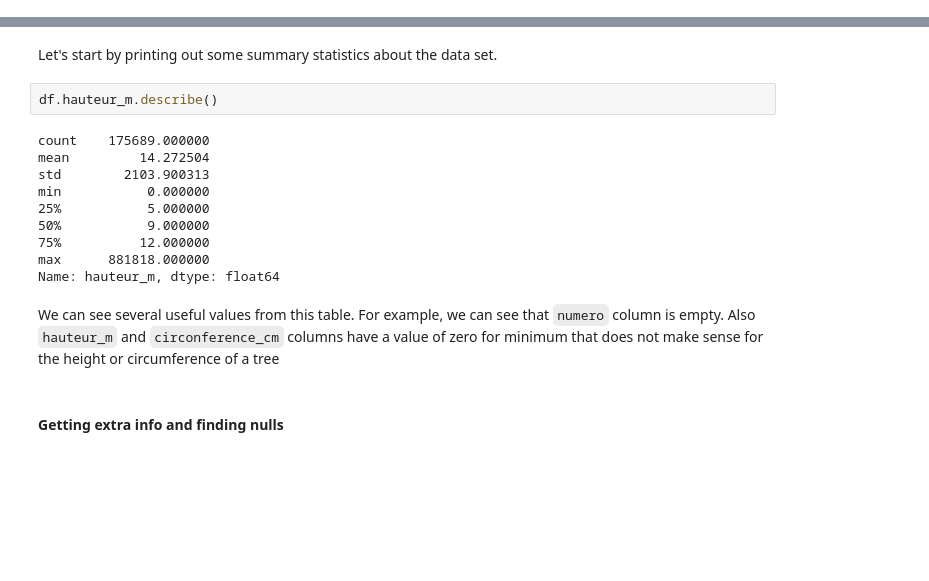
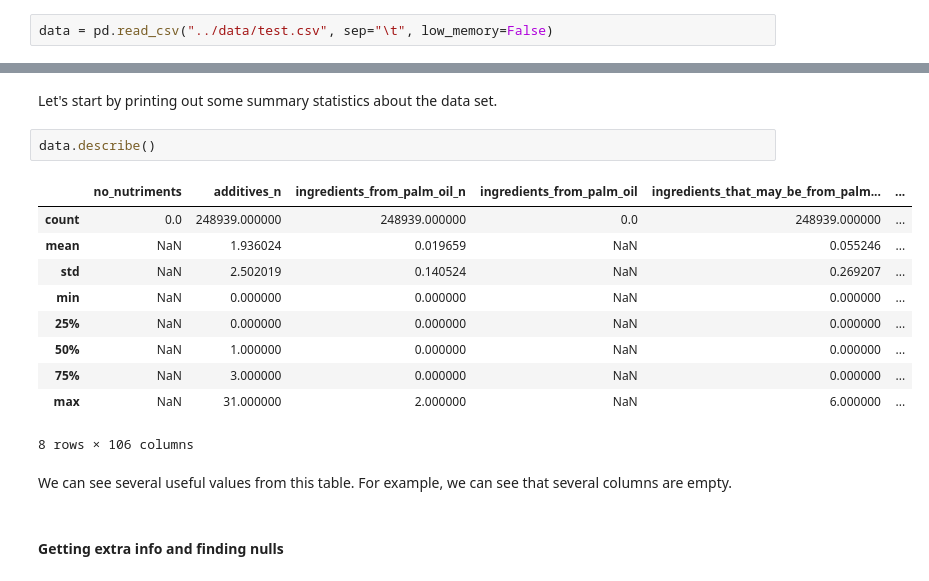
Before and after one commit to nasr-edine/multivariate_analysis_python, a Jupyter notebook: notebooks/1_prep_dataset.ipynb, the cells around one changed output, grey strips where cells are left out. Saved outputs shown, nothing was run; the diff lists cells and outputs as text; blank space fills up the shorter version.

Commit message:
Added new notebooks for data exploration and application ideas, updated existing notebook with new changes

```diff
--- a/notebooks/1_prep_dataset.ipynb
+++ b/notebooks/1_prep_dataset.ipynb
@@ -80,3 +92,5 @@ df = pd.read_csv('../data/test.csv', on_bad_lines='skip', lineterminator='\n', s
+# %%
+data = pd.read_csv("../data/test.csv", sep="\t", low_memory=False)
 # %% [markdown]
 ## Quick Examining dataframe
 # %% [markdown]
@@ -150,20 +178,21 @@ df.tail(2)
 #### Get summary statistics
 # %% [markdown]
 Let's start by printing out some summary statistics about the data set.
-# %%
-df.hauteur_m.describe()
-# %% [output]
-count    175689.000000
-mean         14.272504
-std        2103.900313
-min           0.000000
-25%           5.000000
-50%           9.000000
-75%          12.000000
-max      881818.000000
-Name: hauteur_m, dtype: float64
+# %%
+data.describe()
+# %% [output]
+|  | no_nutriments | additives_n | ingredients_from_palm_oil_n | ingredients_from_palm_oil | ingredients_that_may_be_from_palm... | ... |
+| count | 0.0 | 248939.000000 | 248939.000000 | 0.0 | 248939.000000 | ... |
+| mean | NaN | 1.936024 | 0.019659 | NaN | 0.055246 | ... |
+| std | NaN | 2.502019 | 0.140524 | NaN | 0.269207 | ... |
+| min | NaN | 0.000000 | 0.000000 | NaN | 0.000000 | ... |
+| 25% | NaN | 0.000000 | 0.000000 | NaN | 0.000000 | ... |
+| 50% | NaN | 1.000000 | 0.000000 | NaN | 0.000000 | ... |
+| 75% | NaN | 3.000000 | 0.000000 | NaN | 0.000000 | ... |
+| max | NaN | 31.000000 | 2.000000 | NaN | 6.000000 | ... |
+8 rows × 106 columns
 # %% [markdown]
-We can see several useful values from this table. For example, we can see that `numero` column is empty. Also `hauteur_m` and `circonference_cm` columns have a value of zero for minimum that does not make sense for the height or circumference of a tree
+We can see several useful values from this table. For example, we can see that several columns are empty.
 # %% [markdown]
 #### Getting extra info and finding nulls
 # %% [markdown]
```
Also changed, not shown: parts of 67 cells of this notebook, 2 other files.
